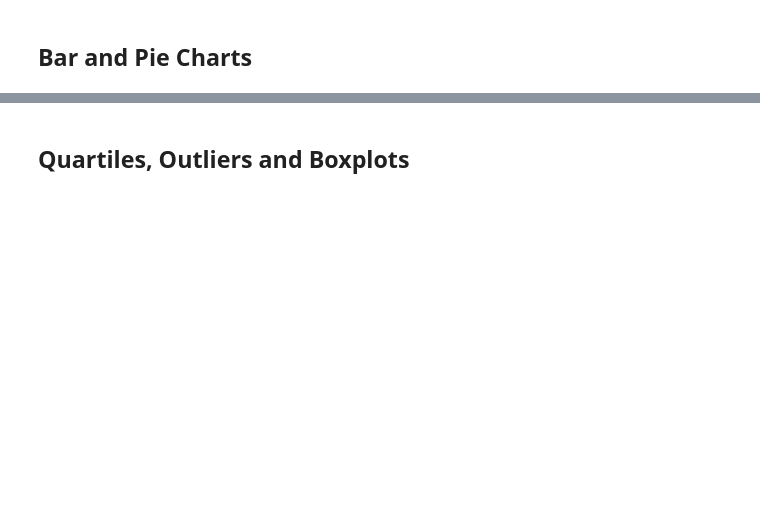
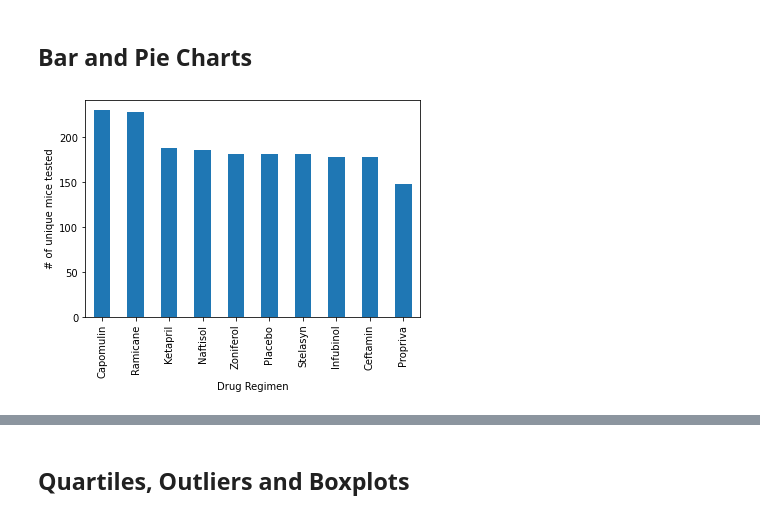
Before and after one commit to nievesyu/Matplotlib_Challenge, a Jupyter notebook: Pymaceuticals/pymaceuticals_starter.ipynb, the cells around one changed output, grey strips where cells are left out. Drawn from its saved outputs; the diff is of its cells as text; code cells hidden in the pictures; blank space fills up the shorter version.

```diff
--- a/Pymaceuticals/pymaceuticals_starter.ipynb
+++ b/Pymaceuticals/pymaceuticals_starter.ipynb
@@ -18,7 +18,7 @@ study_results = pd.read_csv(study_results_path)
 mouse_metadata_df = pd.DataFrame(mouse_metadata)
 study_results_df = pd.DataFrame(study_results)
 
-merge_df = pd.merge(mouse_metadata_df, study_results_df,on="Mouse ID", how="outer")
+merge_df = pd.merge(mouse_metadata_df, study_results_df,on="Mouse ID", how="left")
 
 # Display the data table for preview
 merge_df.head()
@@ -48,2 +37,4 @@ Name: Mouse ID, Length: 1893, dtype: object>
 # %%
 # Getting the duplicate mice by ID number that shows up for Mouse ID and Timepoint.
+dup_ids = merge_df.loc[merge_df.duplicated(subset=['Mouse ID', 'Timepoint']),'Mouse ID'].unique()
+dup_ids
@@ -51,8 +44,7 @@ Name: Mouse ID, Length: 1893, dtype: object>
 # Optional: Get all the data for the duplicate mouse ID.
 # %%
 # Create a clean DataFrame by dropping the duplicate mouse by its ID.
-no_dup_merge_df = merge_df.drop_duplicates(subset=['Mouse ID', 'Timepoint'])
-
+no_dup_merge_df = merge_df[merge_df['Mouse ID'].isin(dup_ids)==False]
 no_dup_merge_df.head()
 # %% [output]
 |  | Mouse ID | Drug Regimen | Sex | Age_months | Weight (g) | Timepoint | Tumor Volume (mm3) | ... |
@@ -93,5 +112,12 @@ Name: Mouse ID, Length: 1888, dtype: object>
 ## Bar and Pie Charts
 # %%
 # Generate a bar plot showing the total number of unique mice tested on each drug regimen using pandas.
+counts = no_dup_merge_df['Drug Regimen'].value_counts()
+counts.plot(kind="bar")
+plt.xlabel("Drug Regimen")
+plt.ylabel("# of unique mice tested")
+plt.show()
+# %% [output]
+[figure, added]
 # %%
 # Generate a bar plot showing the total number of unique mice tested on each drug regimen using pyplot.
```
Also changed, not shown: parts of 15 cells of this notebook, 2 other files.
